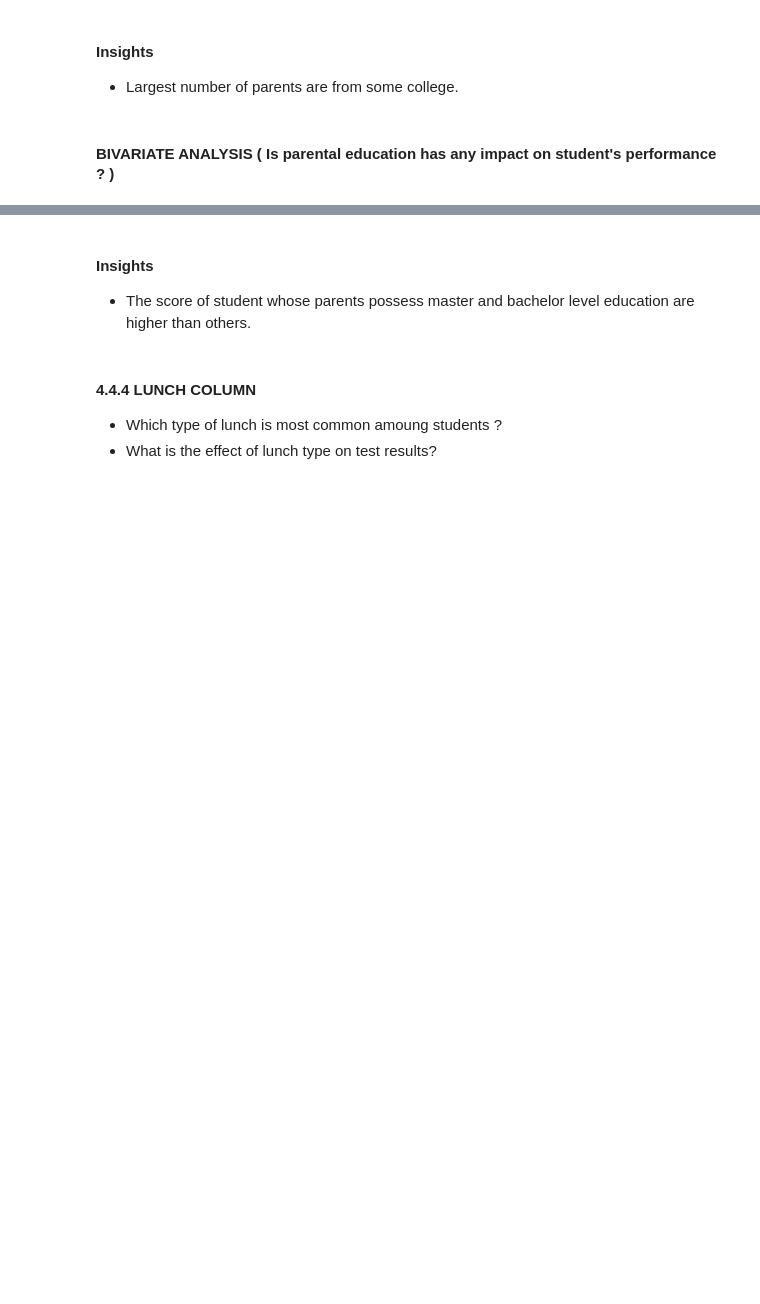
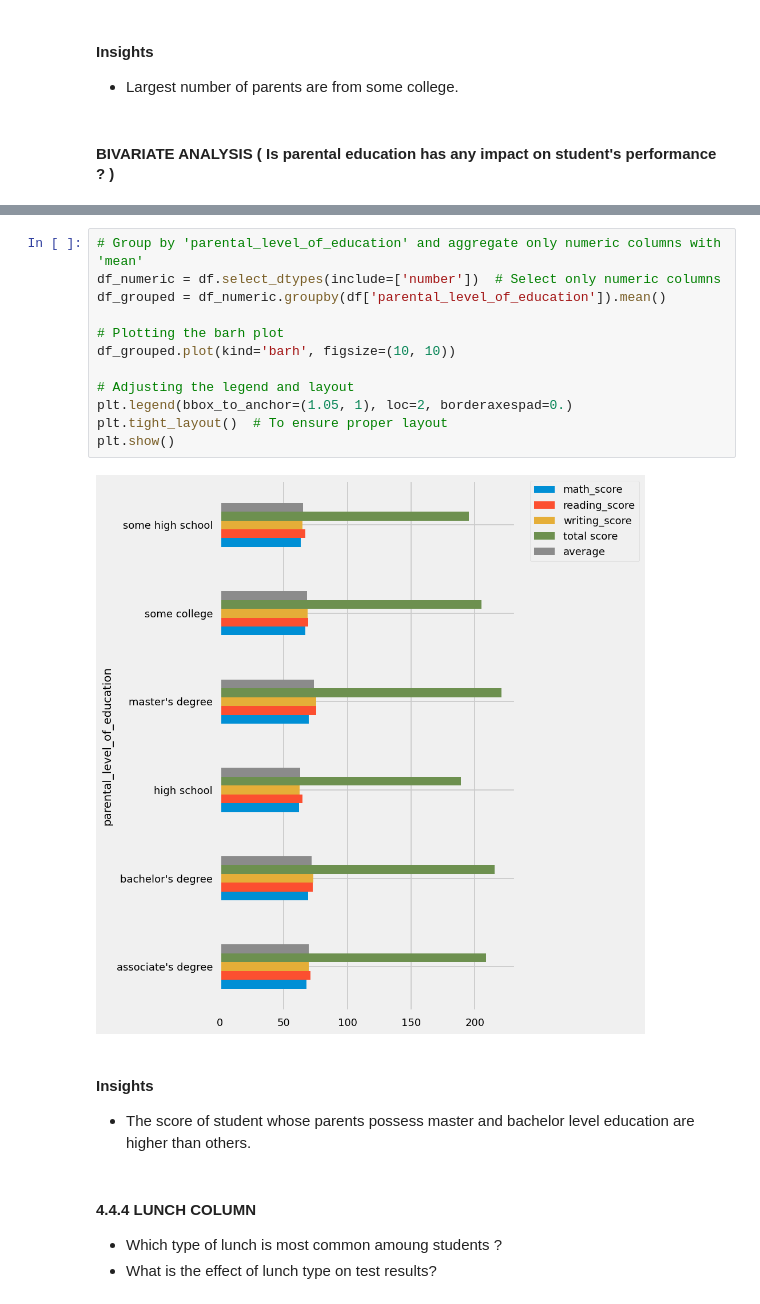
Before and after one commit to Bhargavml/mlproject, a Jupyter notebook: notebook/1 . EDA STUDENT PERFORMANCE .ipynb, the cells around one changed output, grey strips where cells are left out. Drawn from its saved outputs; the diff is of its cells as text; blank space fills up the shorter version.

```diff
--- a/notebook/1 . EDA STUDENT PERFORMANCE .ipynb
+++ b/notebook/1 . EDA STUDENT PERFORMANCE .ipynb
@@ -532,3 +524,17 @@ plt.show()
+# %%
+# Group by 'parental_level_of_education' and aggregate only numeric columns with 'mean'
+df_numeric = df.select_dtypes(include=['number'])  # Select only numeric columns
+df_grouped = df_numeric.groupby(df['parental_level_of_education']).mean()
+
+# Plotting the barh plot
+df_grouped.plot(kind='barh', figsize=(10, 10))
+
+# Adjusting the legend and layout
+plt.legend(bbox_to_anchor=(1.05, 1), loc=2, borderaxespad=0.)
+plt.tight_layout()  # To ensure proper layout
+plt.show()
+# %% [output]
+[figure, added]
 # %% [markdown]
 #### Insights
 - The score of student whose parents possess master and bachelor level education are higher than others.
```
Also changed, not shown: parts of 2 cells of this notebook, 5 other files.
